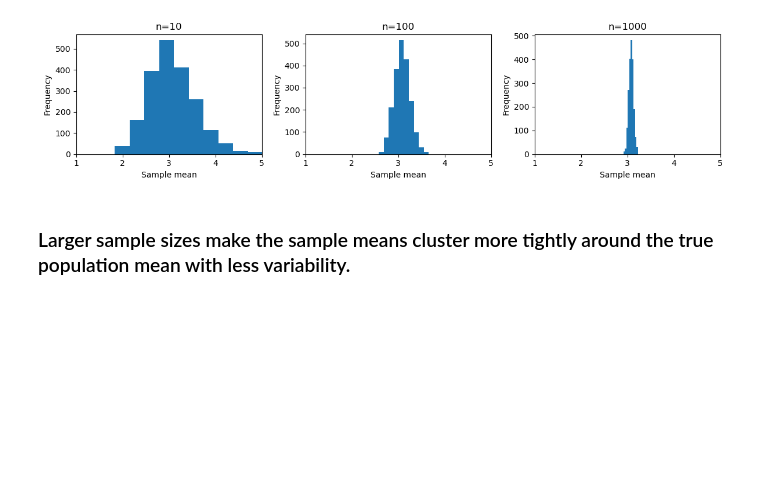
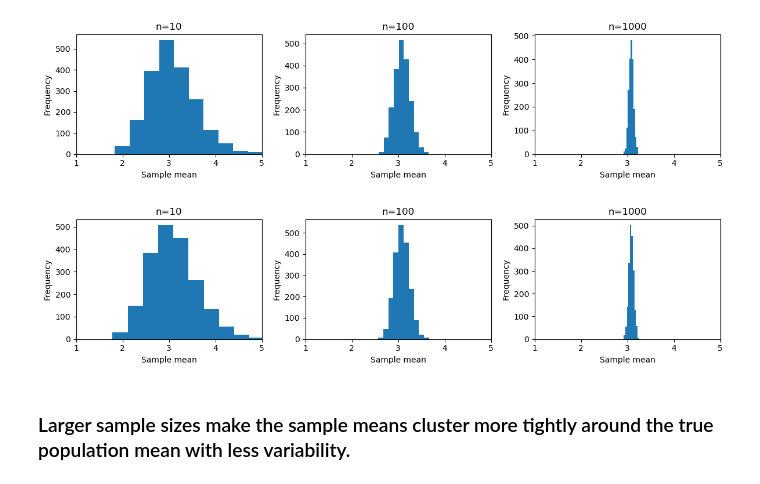
Before and after one commit to sentz2/qtm151fall2025, a Jupyter notebook: Assignments/assignment_4/Assignment4.ipynb, the cells around one changed output. Saved outputs shown, nothing was run; the diff lists cells and outputs as text; code cells hidden in the pictures; blank space fills up the shorter version.

```diff
--- a/Assignments/assignment_4/Assignment4.ipynb
+++ b/Assignments/assignment_4/Assignment4.ipynb
@@ -227,3 +222,36 @@ plt.show()
+# %%
+# Sample Size 100
+
+
+# complete the code
+
+#zip version
+
+np.random.seed(1234)
+num_simulations = 2000
+
+sample_size_list = [10, 100, 1000]
+means_list = []
+
+
+for n in sample_size_list:
+    means = [np.mean(np.random.lognormal(mean=1, sigma=0.5, size=n))
+             for _ in range(num_simulations)]
+    means_list.append(means)
+
+fig, axes = plt.subplots(1, 3, figsize=(12,3))
+
+for sample_sz, data, ax in zip(sample_size_list, means_list, axes):
+    ax.hist(data)
+    ax.set_title(f"n={sample_sz}")
+    ax.set_xlabel("Sample mean")
+    ax.set_ylabel("Frequency")
+    ax.set_xlim(1, 5)
+
+plt.tight_layout()
+plt.show()
+# %% [output]
+[figure, added]
 # %%
 # Sample Size 1000
 
```
Also changed, not shown: parts of 1 cell of this notebook.
